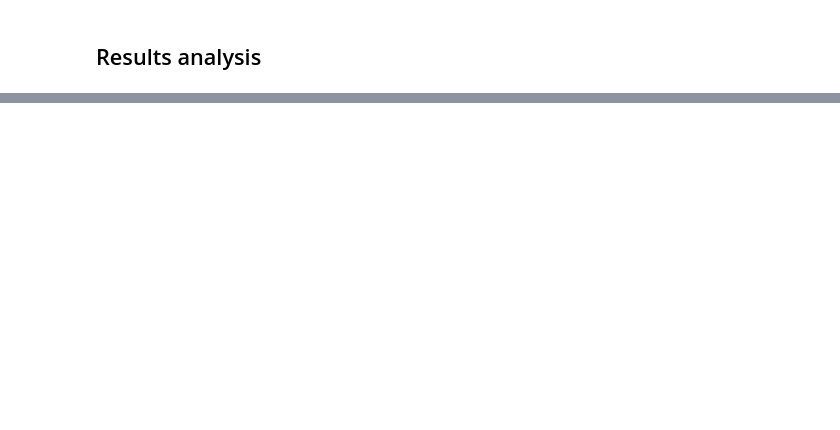
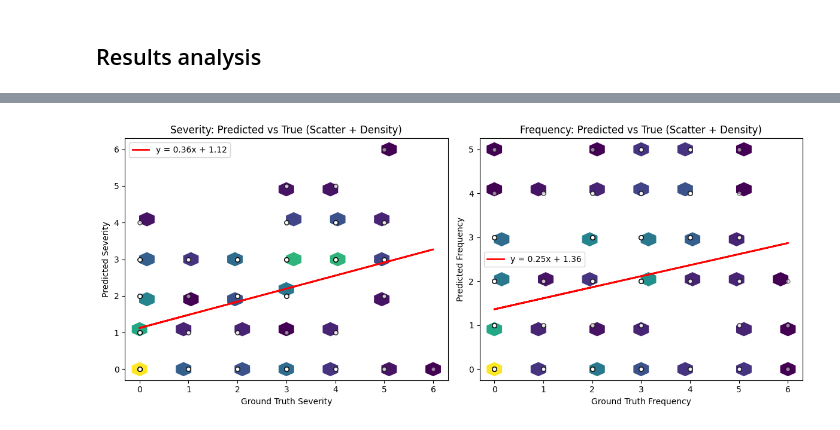
Before and after one commit to TaiyuZhu/ARIADNE, a Jupyter notebook: eval_score.ipynb, the cells around one changed output, grey strips where cells are left out. Cells and saved outputs as stored; diff of their text form; code cells hidden in the pictures; blank space fills up the shorter version.

```diff
--- a/eval_score.ipynb
+++ b/eval_score.ipynb
@@ -343,0 +341,33 @@ max         6.000000        6.000000    6.000000    6.000000
+# %%
+
+# Helper function to add regression line
+def plot_regression(ax, x, y, color="red"):
+    m, b = np.polyfit(x, y, 1)
+    ax.plot(x, m * x + b, color=color, lw=2, label=f"y = {m:.2f}x + {b:.2f}")
+    ax.legend()
+
+fig, axes = plt.subplots(1, 2, figsize=(12, 5))
+plt.subplots_adjust(wspace=0.3)
+
+# -------- Severity subplot --------
+ax = axes[0]
+ax.hexbin(df[gt_sev_col], df[pred_sev_col], gridsize=20, cmap="viridis", mincnt=1)
+ax.scatter(df[gt_sev_col], df[pred_sev_col], alpha=0.5, color="white", edgecolor="k", s=25)
+plot_regression(ax, df[gt_sev_col], df[pred_sev_col])
+ax.set_xlabel("Ground Truth Severity")
+ax.set_ylabel("Predicted Severity")
+ax.set_title("Severity: Predicted vs True (Scatter + Density)")
+
+# -------- Frequency subplot --------
+ax = axes[1]
+ax.hexbin(df[gt_freq_col], df[pred_freq_col], gridsize=20, cmap="viridis", mincnt=1)
+ax.scatter(df[gt_freq_col], df[pred_freq_col], alpha=0.5, color="white", edgecolor="k", s=25)
+plot_regression(ax, df[gt_freq_col], df[pred_freq_col])
+ax.set_xlabel("Ground Truth Frequency")
+ax.set_ylabel("Predicted Frequency")
+ax.set_title("Frequency: Predicted vs True (Scatter + Density)")
+
+plt.tight_layout()
+plt.show()
+# %% [output]
+[figure, added]
```
Also changed, not shown: parts of 5 cells of this notebook, 5 other files.
